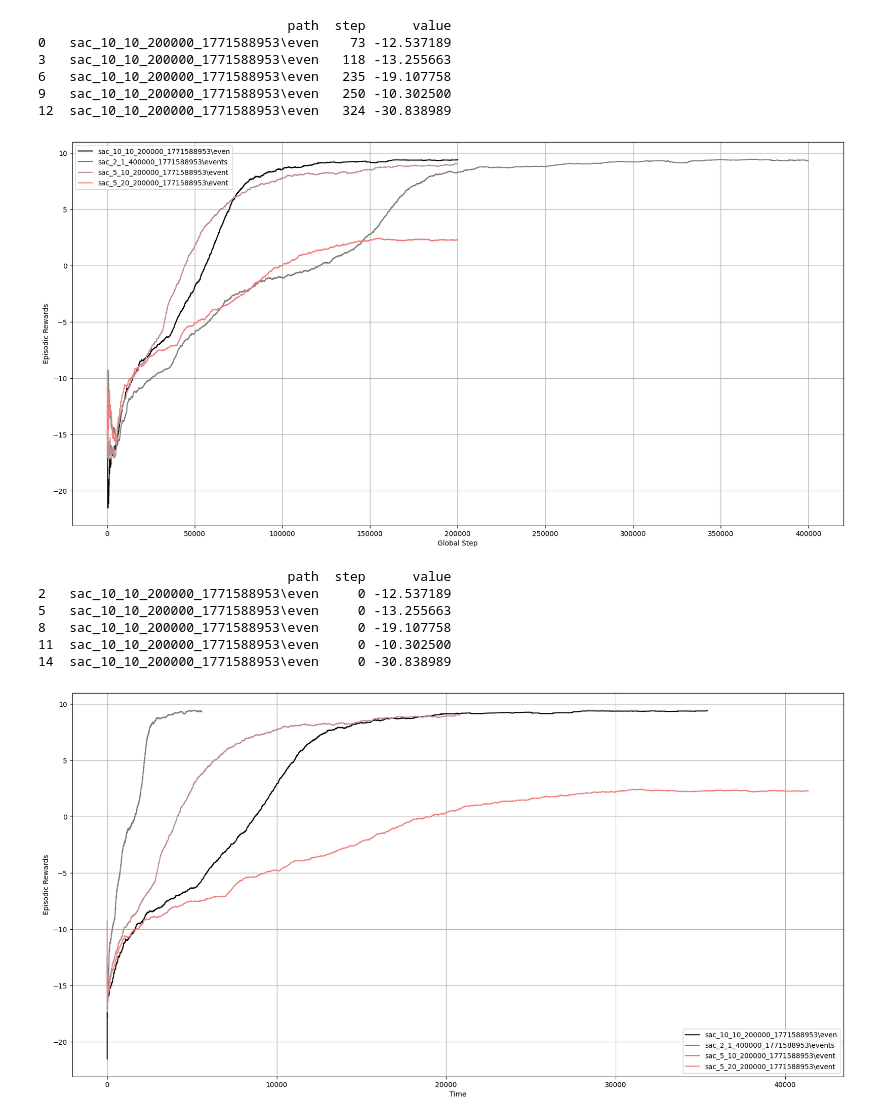
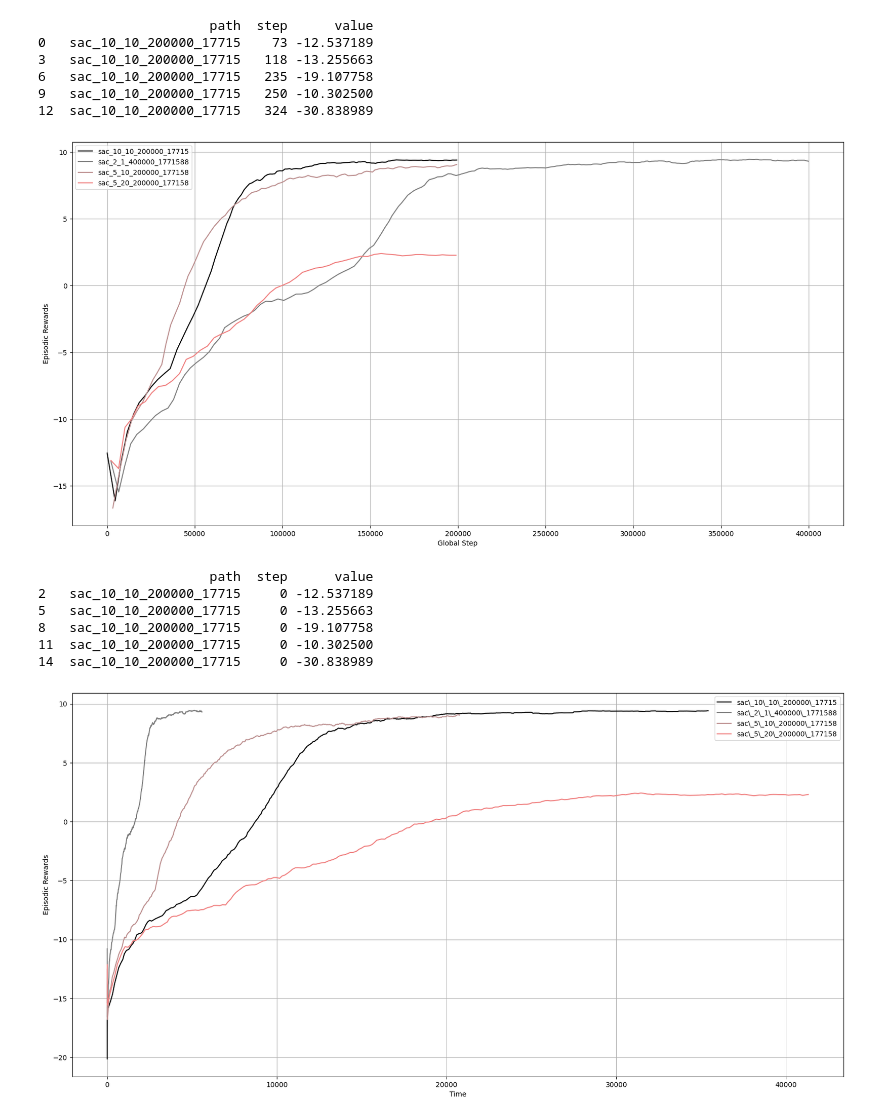
Before and after one commit to richard-be/RL-Hockey, a Jupyter notebook: src/sac/viz.ipynb, the cells around one changed output. Saved outputs shown, nothing was run; the diff lists cells and outputs as text; code cells hidden in the pictures.

```diff
--- a/src/sac/viz.ipynb
+++ b/src/sac/viz.ipynb
@@ -48,15 +48,15 @@ Use eager execution and:
 tag_to_plot = "charts/episodic_return"
 df_filtered = df[df['tag'] == tag_to_plot]
 df_filtered = df_filtered[["path", "step", "value"]]
-df_filtered["path"] = df_filtered["path"].str.slice(28, 60)
+df_filtered["path"] = df_filtered["path"].str.slice(28, 50)
 print(df_filtered.head())
 # %% [output]
-                                path  step      value
-0   sac_10_10_200000_1771588953\even    73 -12.537189
-3   sac_10_10_200000_1771588953\even   118 -13.255663
-6   sac_10_10_200000_1771588953\even   235 -19.107758
-9   sac_10_10_200000_1771588953\even   250 -10.302500
-12  sac_10_10_200000_1771588953\even   324 -30.838989
+                      path  step      value
+0   sac_10_10_200000_17715    73 -12.537189
+3   sac_10_10_200000_17715   118 -13.255663
+6   sac_10_10_200000_17715   235 -19.107758
+9   sac_10_10_200000_17715   250 -10.302500
+12  sac_10_10_200000_17715   324 -30.838989
 # %%
 df_filtered["value_smooth"] = (
     df_filtered.groupby("path")["value"]
@@ -67,26 +67,27 @@ df_filtered["value_smooth"] = (
 # %%
 df_filtered["group key"] = df_filtered["path"]
 df_filtered_2 = df_filtered[df_filtered["step"]<=2e6]
+df_downsampled = df_filtered_2.iloc[::100, :]
 # %%
 fig, ax = plt.subplots()
 colors = ["black", "gray", "rosybrown", "lightcoral", "firebrick", "red", "peru", "darkorange", "goldenrod", "palegoldenrod", "yellow", "olive", "greenyellow", "darkseagreen", "turquoise", "teal", "indigo"]
-for index, g in enumerate(df_filtered_2.groupby("group key")):
+for index, g in enumerate(df_downsampled.groupby("group key")):
     ax.plot(g[1]["step"], g[1]["value_smooth"], label=g[0], color=colors[index])
 ax.grid()
 fig.set_size_inches(20, 10)
 plt.xlabel("Global Step")
 plt.ylabel("Episodic Rewards")
 plt.legend()
 plt.show()
 # %% [output]
-[figure, old version]
+[figure, new version]
 # %%
 fig.savefig('experiments.pdf')
 # %%
 tag_to_plot = "charts/time_return"
 df_filtered = df[df['tag'] == tag_to_plot]
 df_filtered = df_filtered[["path", "step", "value"]]
-df_filtered["path"] = df_filtered["path"].str.slice(28, 60)
+df_filtered["path"] = df_filtered["path"].str.slice(28, 50)
 print(df_filtered.head())
 df_filtered["value_smooth"] = (
     df_filtered.groupby("path")["value"]
@@ -96,18 +97,19 @@ df_filtered["value_smooth"] = (
 )
 df_filtered["group key"] = df_filtered["path"]
 df_filtered_2 = df_filtered[df_filtered["step"]<=2e6]
+df_downsampled = df_filtered_2.iloc[::20, :]
 # %% [output]
-                                path  step      value
-2   sac_10_10_200000_1771588953\even     0 -12.537189
-5   sac_10_10_200000_1771588953\even     0 -13.255663
-8   sac_10_10_200000_1771588953\even     0 -19.107758
-11  sac_10_10_200000_1771588953\even     0 -10.302500
-14  sac_10_10_200000_1771588953\even     0 -30.838989
+                      path  step      value
+2   sac_10_10_200000_17715     0 -12.537189
+5   sac_10_10_200000_17715     0 -13.255663
+8   sac_10_10_200000_17715     0 -19.107758
+11  sac_10_10_200000_17715     0 -10.302500
+14  sac_10_10_200000_17715     0 -30.838989
 # %%
 fig, ax = plt.subplots()
 colors = ["black", "gray", "rosybrown", "lightcoral", "firebrick", "red", "peru", "darkorange", "goldenrod", "palegoldenrod", "yellow", "olive", "greenyellow", "darkseagreen", "turquoise", "teal", "indigo"]
-for index, g in enumerate(df_filtered_2.groupby("group key")):
-    ax.plot(g[1]["step"], g[1]["value_smooth"], label=g[0], color=colors[index])
+for index, g in enumerate(df_downsampled.groupby("group key")):
+    ax.plot(g[1]["step"], g[1]["value_smooth"], label=g[0].replace("_", "\\_"), color=colors[index])
 ax.grid()
 fig.set_size_inches(20, 10)
 plt.xlabel("Time")
@@ -115,6 +117,6 @@ plt.ylabel("Episodic Rewards")
 plt.legend()
 plt.show()
 # %% [output]
-[figure, old version]
+[figure, new version]
 # %%
 fig.savefig('experiment_time.pdf')
```
Also changed, not shown: parts of 2 cells of this notebook, 1 other file.
